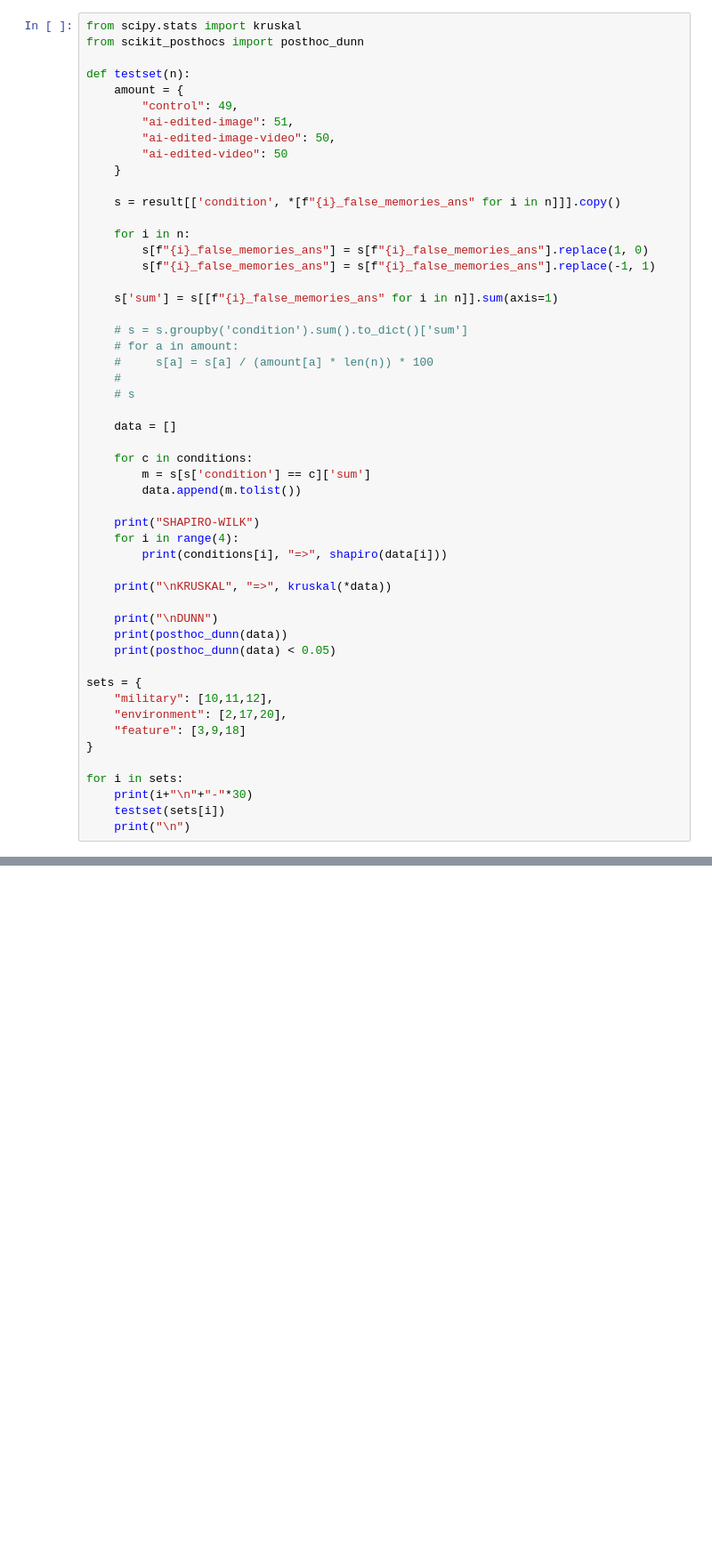
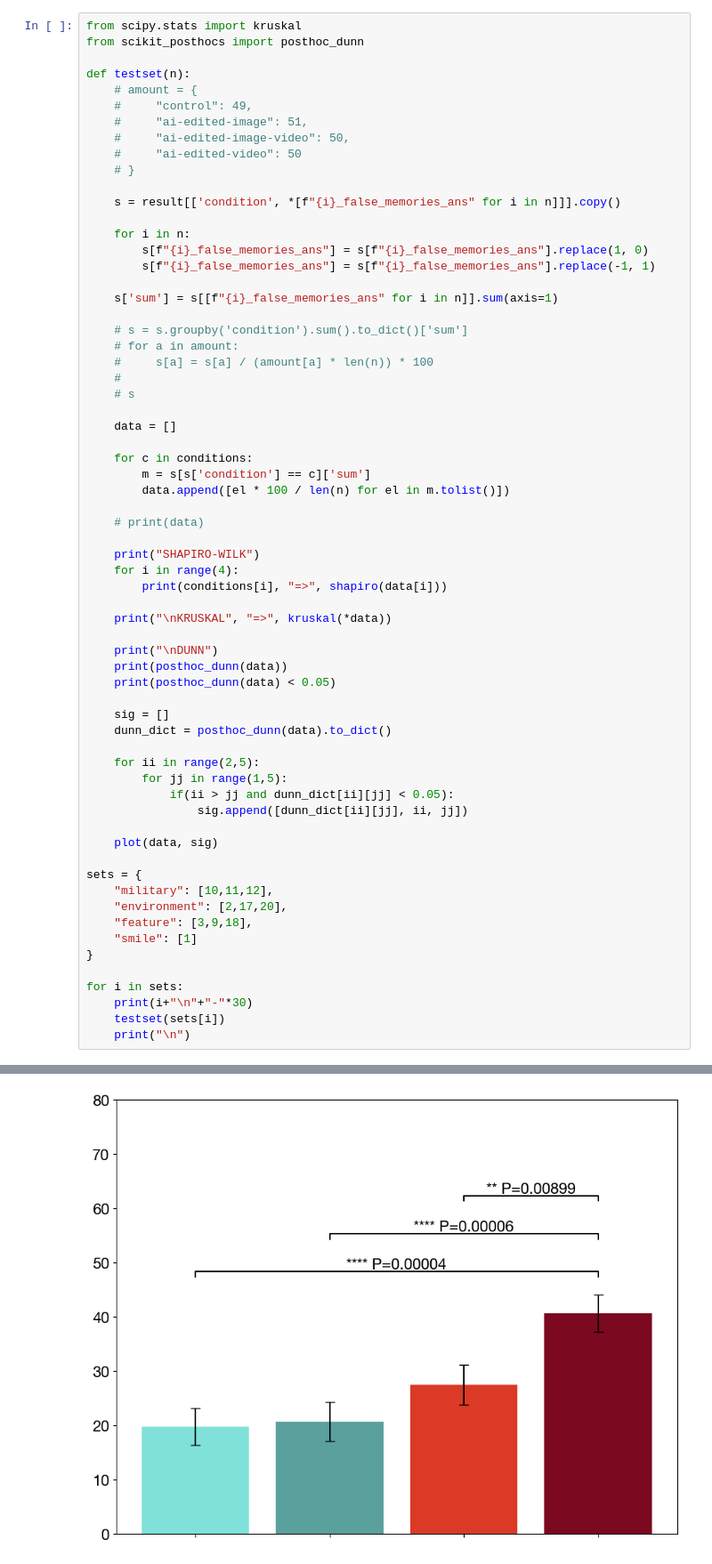
Before and after one commit to mitmedialab/synthetic-human-memories, a Jupyter notebook: analyze.ipynb, the cells around one changed output, grey strips where cells are left out. Shown: that part at 89% size. Cells and saved outputs as stored; diff of their text form; blank space fills up the shorter version.

```diff
--- a/analyze.ipynb
+++ b/analyze.ipynb
@@ -685,12 +724,12 @@ from scipy.stats import kruskal
 from scikit_posthocs import posthoc_dunn
 
 def testset(n):
-    amount = {
-        "control": 49,
-        "ai-edited-image": 51,
-        "ai-edited-image-video": 50,
-        "ai-edited-video": 50
-    }
+    # amount = {
+    #     "control": 49,
+    #     "ai-edited-image": 51,
+    #     "ai-edited-image-video": 50,
+    #     "ai-edited-video": 50
+    # }
 
     s = result[['condition', *[f"{i}_false_memories_ans" for i in n]]].copy()
 
@@ -710,7 +749,9 @@ def testset(n):
 
     for c in conditions:
         m = s[s['condition'] == c]['sum']
-        data.append(m.tolist())
+        data.append([el * 100 / len(n) for el in m.tolist()])
+
+    # print(data)
 
     print("SHAPIRO-WILK")
     for i in range(4):
@@ -722,10 +763,21 @@ def testset(n):
     print(posthoc_dunn(data))
     print(posthoc_dunn(data) < 0.05)
 
+    sig = []
+    dunn_dict = posthoc_dunn(data).to_dict()
+
+    for ii in range(2,5):
+        for jj in range(1,5):
+            if(ii > jj and dunn_dict[ii][jj] < 0.05):
+                sig.append([dunn_dict[ii][jj], ii, jj])
+
+    plot(data, sig)
+
 sets = {
     "military": [10,11,12],
     "environment": [2,17,20],
-    "feature": [3,9,18]
+    "feature": [3,9,18],
+    "smile": [1]
 }
 
 for i in sets:
@@ -752,0 +805 @@ DUNN
+[figure, added]
```
Also changed, not shown: parts of 3 cells of this notebook.
